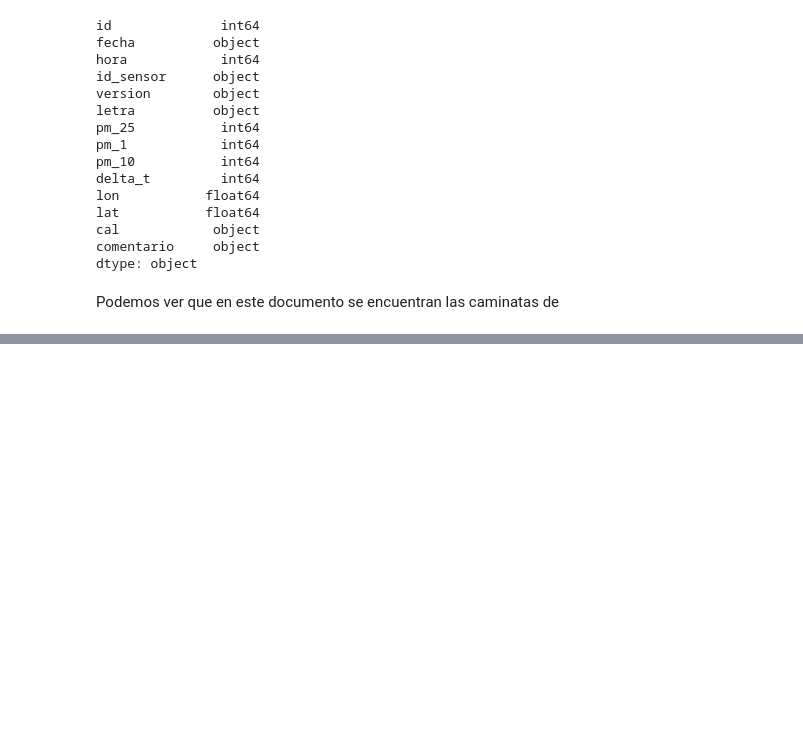
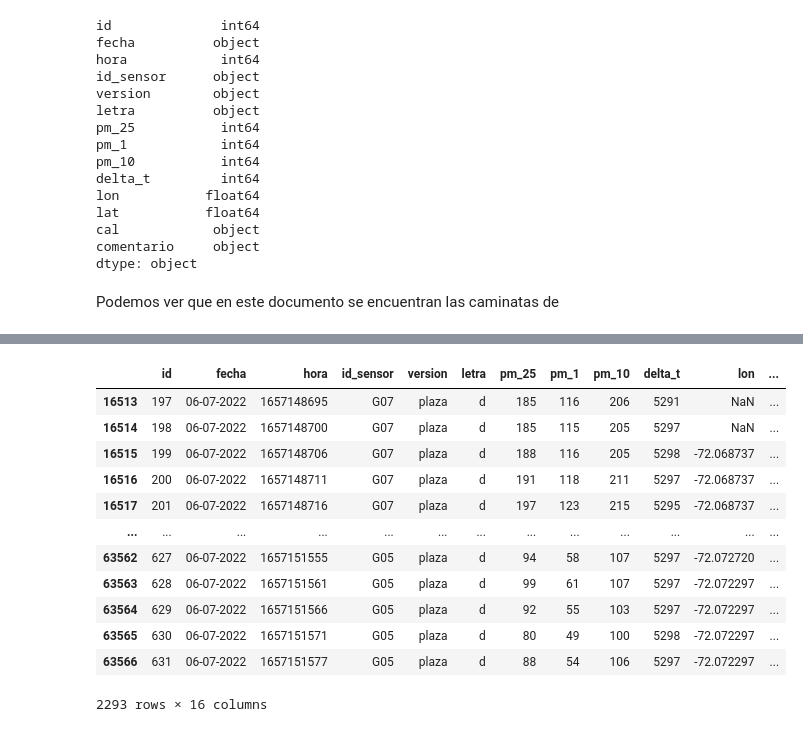
Before and after one commit to 0caucau/EnviroHealth, a Jupyter notebook: Arreglo_datos.ipynb, the cells around one changed output, grey strips where cells are left out. Drawn from its saved outputs; the diff is of its cells as text; code cells hidden in the pictures; blank space fills up the shorter version.

```diff
--- a/Arreglo_datos.ipynb
+++ b/Arreglo_datos.ipynb
@@ -136,0 +180,4 @@ def nameless(df_a):
+# %%
+df_promb = data[data['letra']=='d']
+
+dief = df_prom(df_promb)
@@ -136,0 +200,16 @@ def nameless(df_a):
+# %%
+df_promb
+# %% [output]
+|  | id | fecha | hora | id_sensor | version | letra | pm_25 | pm_1 | pm_10 | delta_t | lon | ... |
+| 16513 | 197 | 06-07-2022 | 1657148695 | G07 | plaza | d | 185 | 116 | 206 | 5291 | NaN | ... |
+| 16514 | 198 | 06-07-2022 | 1657148700 | G07 | plaza | d | 185 | 115 | 205 | 5297 | NaN | ... |
+| 16515 | 199 | 06-07-2022 | 1657148706 | G07 | plaza | d | 188 | 116 | 205 | 5298 | -72.068737 | ... |
+| 16516 | 200 | 06-07-2022 | 1657148711 | G07 | plaza | d | 191 | 118 | 211 | 5297 | -72.068737 | ... |
+| 16517 | 201 | 06-07-2022 | 1657148716 | G07 | plaza | d | 197 | 123 | 215 | 5295 | -72.068737 | ... |
+| ... | ... | ... | ... | ... | ... | ... | ... | ... | ... | ... | ... | ... |
+| 63562 | 627 | 06-07-2022 | 1657151555 | G05 | plaza | d | 94 | 58 | 107 | 5297 | -72.072720 | ... |
+| 63563 | 628 | 06-07-2022 | 1657151561 | G05 | plaza | d | 99 | 61 | 107 | 5297 | -72.072297 | ... |
+| 63564 | 629 | 06-07-2022 | 1657151566 | G05 | plaza | d | 92 | 55 | 103 | 5297 | -72.072297 | ... |
+| 63565 | 630 | 06-07-2022 | 1657151571 | G05 | plaza | d | 80 | 49 | 100 | 5298 | -72.072297 | ... |
+| 63566 | 631 | 06-07-2022 | 1657151577 | G05 | plaza | d | 88 | 54 | 106 | 5297 | -72.072297 | ... |
+2293 rows × 16 columns
```
Also changed, not shown: parts of 17 cells of this notebook.
